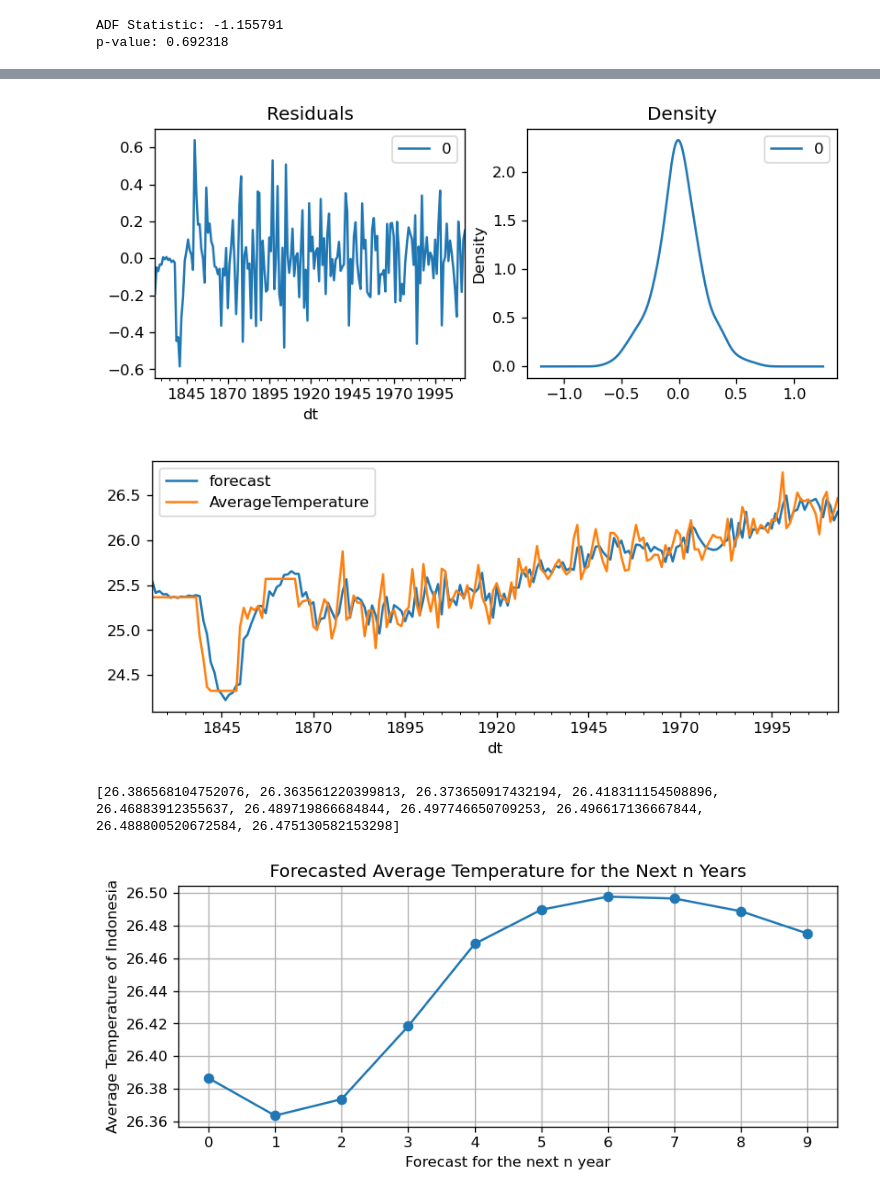
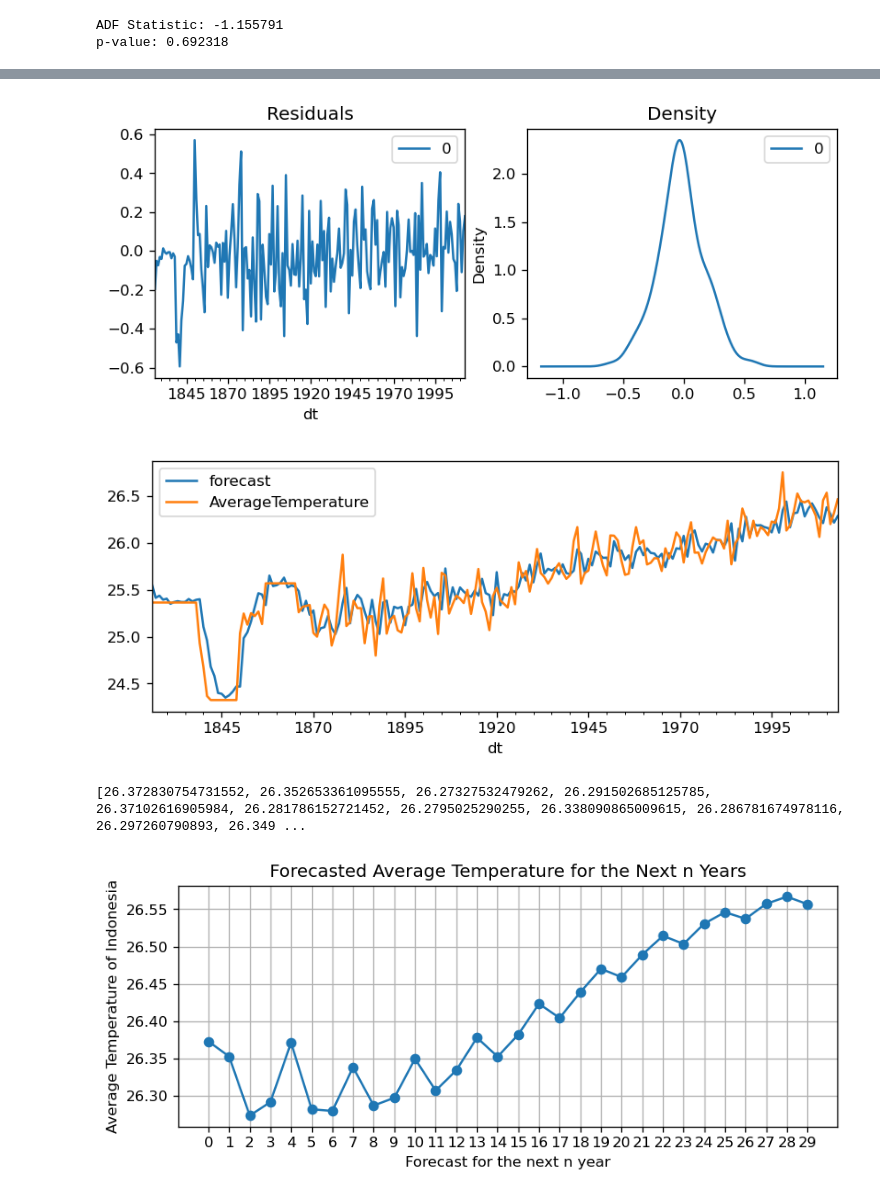
Before and after one commit to EdwardMatthew/Climate-Forecasting, a Jupyter notebook: Analysis/averageTempTrend.ipynb, the cells around one changed output, grey strips where cells are left out. Cells and saved outputs as stored; diff of their text form; code cells hidden in the pictures.

```diff
--- a/Analysis/averageTempTrend.ipynb
+++ b/Analysis/averageTempTrend.ipynb
@@ -118,6 +131,6 @@ range(0, 8)
 # %%
-# 111 ARIMA model
-model = ARIMA(filtered.AverageTemperature, order=(7,1,3))
+# according to the test above, the best model is the 716 model
+model = ARIMA(filtered.AverageTemperature, order=(7,1,6))
 model_fit = model.fit(disp=0)
 print(model_fit.summary())
 # %% [output]
@@ -146,25 +159,25 @@ residuals.plot(title="Residuals", ax=ax[0])
 residuals.plot(kind='kde', title="Density", ax=ax[1])
 plt.show()
 # %% [output]
-[figure, old version]
+[figure, new version]
 # %%
 model_fit.plot_predict(dynamic=False)
 plt.show()
 # %% [output]
-[figure, old version]
+[figure, new version]
 # %%
-forecast = model_fit.forecast(steps=10)[0]
+forecast = model_fit.forecast(steps=30)[0]
 forecast_values = []
 for value in forecast:
     forecast_values.append(value)
 
 plt.plot(range(0, len(forecast_values)), forecast_values, marker="o")
 plt.xticks(range(0, len(forecast_values)))
 plt.xlabel("Forecast for the next n year")
 plt.ylabel("Average Temperature of Indonesia")
 plt.title("Forecasted Average Temperature for the Next n Years")
 plt.grid()
 print(forecast_values)
 # %% [output]
-[26.386568104752076, 26.363561220399813, 26.373650917432194, 26.418311154508896, 26.46883912355637, 26.489719866684844, 26.497746650709253, 26.496617136667844, 26.488800520672584, 26.475130582153298]
+[26.372830754731552, 26.352653361095555, 26.27327532479262, 26.291502685125785, 26.37102616905984, 26.281786152721452, 26.2795025290255, 26.338090865009615, 26.286781674978116, 26.297260790893, 26.349 ...
-[figure, old version]
+[figure, new version]
```
Also changed, not shown: parts of 6 cells of this notebook, 2 other files.
